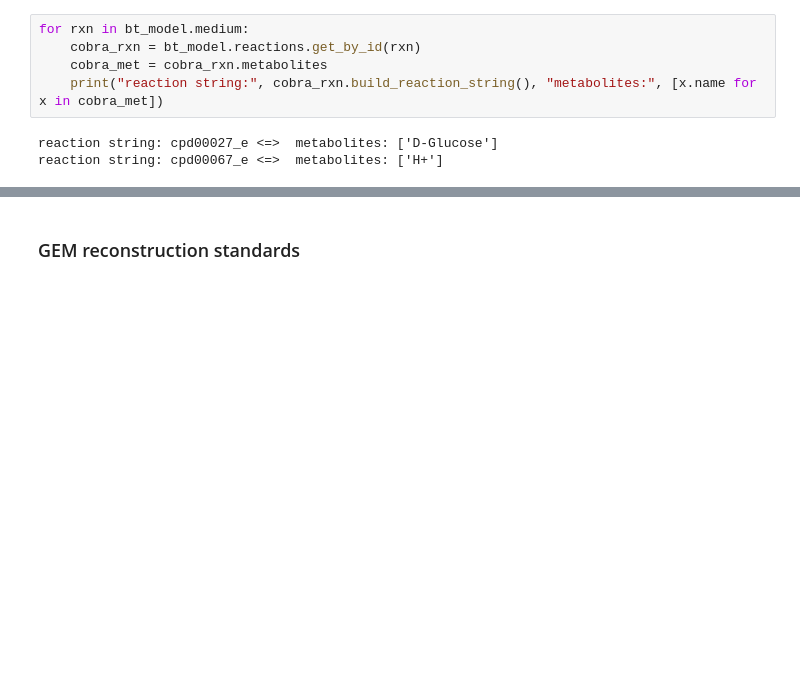
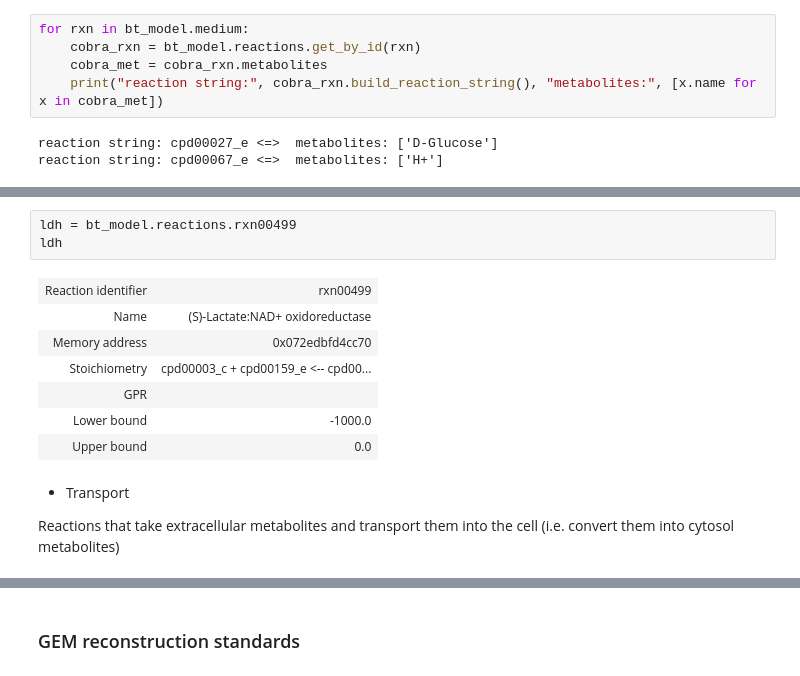
Before and after one commit to hariszaf/metabolic_toy_model, a Jupyter notebook: msc_class.ipynb, the cells around one changed output, grey strips where cells are left out. Cells and saved outputs as stored; diff of their text form; blank space fills up the shorter version.

```diff
--- a/msc_class.ipynb
+++ b/msc_class.ipynb
@@ -308,0 +555,15 @@ reaction string: cpd00067_e <=>  metabolites: ['H+']
+# %%
+ldh = bt_model.reactions.rxn00499
+ldh
+# %% [output]
+| Reaction identifier | rxn00499 |
+| Name | (S)-Lactate:NAD+ oxidoreductase |
+| Memory address | 0x072edbfd4cc70 |
+| Stoichiometry | cpd00003_c + cpd00159_e <-- cpd00... |
+| GPR |  |
+| Lower bound | -1000.0 |
+| Upper bound | 0.0 |
+# %% [markdown]
+- Transport
+
+Reactions that take extracellular metabolites and transport them into the cell (i.e. convert them into cytosol metabolites)
```
Also changed, not shown: parts of 106 cells of this notebook, 4 other files.
